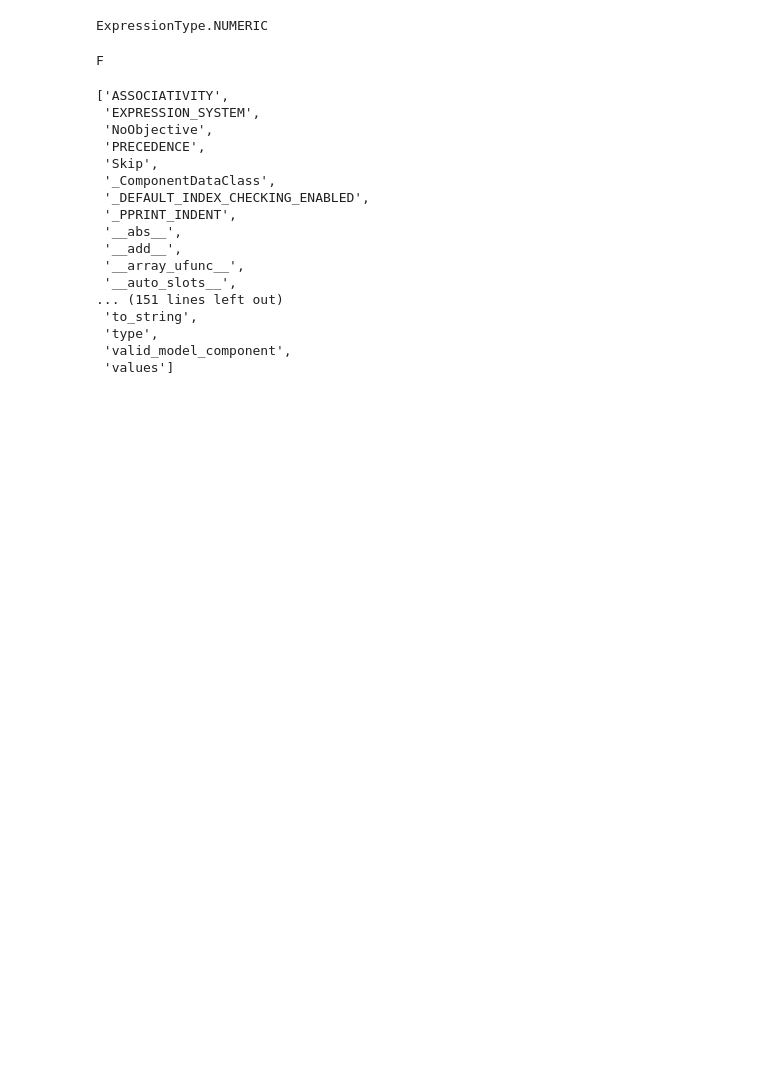
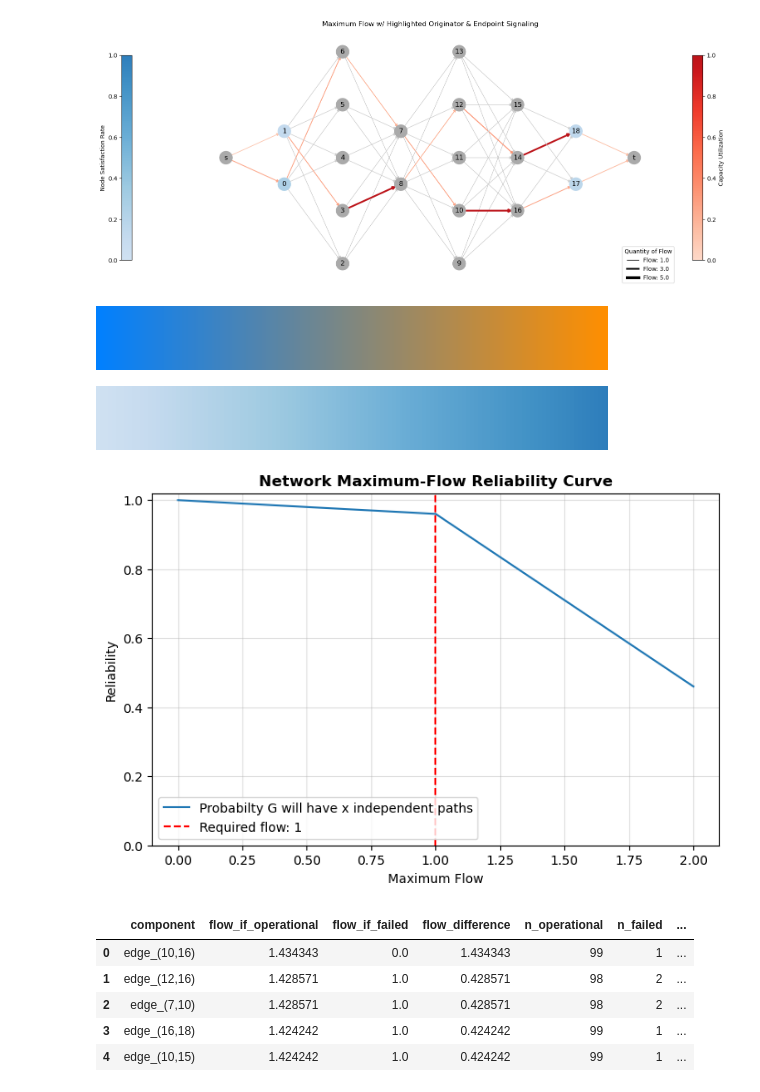
Before and after one commit to Sheldor287/repo, a Jupyter notebook: networks/notebooks/linear_programming.ipynb, the cells around one changed output. Cells and saved outputs as stored; diff of their text form; code cells hidden in the pictures; blank space fills up the shorter version.

```diff
--- a/networks/notebooks/linear_programming.ipynb
+++ b/networks/notebooks/linear_programming.ipynb
@@ -10,9 +10,9 @@ if str(parent_dir) not in sys.path:
 from src.graph_utils import create_layered_graph, assign_properties
 from src.lp import standard_max_flow
 
-layer_sizes = [6, 5, 3, 1, 1, 2, 5, 3, 1]
+layer_sizes = [2, 5, 2, 5, 3, 2]
 G, layers = create_layered_graph(layer_sizes)
 G = assign_properties(G, layer_sizes)
 result, flow_dict = standard_max_flow(G)
-result
+result['Problem']()['Lower bound']
 # %% [output]
@@ -152,45 +19,0 @@ yes
-# %%
-from src.lp import preprocess_demand_imbalance
-
-G, layers = create_layered_graph(layer_sizes)
-G = assign_properties(G, layer_sizes)
-G = preprocess_demand_imbalance(G)
-
-# Sets & params
-model = pyo.ConcreteModel()
-model.nodes = pyo.Set(initialize=list(G.nodes()))
-model.edges = pyo.Set(initialize=list(G.edges()), dimen=2)
-model.capacity = pyo.Param(model.edges,initialize={(u, v): G.edges[u, v]['capacity'] for u, v in G.edges()})
-model.demand = pyo.Param(model.nodes,initialize={n: G.nodes[n]['demand'] for n in G.nodes()})
-model.s = pyo.Set(initialize=[n for n in model.nodes if model.demand[n] < 0])
-model.t = pyo.Set(initialize=[n for n in model.nodes if model.demand[n] > 0])
-model.F = pyo.Var(within=pyo.NonNegativeReals)
-model.obj = pyo.Objective(expr=model.F, sense=pyo.maximize)
-# %%
-print(model.obj.EXPRESSION_SYSTEM)
-# %% [output]
-ExpressionType.NUMERIC
-# %%
-print(model.obj.expr)
-# %% [output]
-F
-# %%
-dir(model.obj)
-# %% [output]
-['ASSOCIATIVITY',
- 'EXPRESSION_SYSTEM',
- 'NoObjective',
- 'PRECEDENCE',
- 'Skip',
- '_ComponentDataClass',
- '_DEFAULT_INDEX_CHECKING_ENABLED',
- '_PPRINT_INDENT',
- '__abs__',
- '__add__',
- '__array_ufunc__',
- '__auto_slots__',
-... (151 lines left out)
- 'to_string',
- 'type',
- 'valid_model_component',
- 'values']
@@ -196,0 +638,27 @@ dir(model.obj)
+# %%
+lp = LP(G)
+solver = LP_Solver(lp)
+vis = GraphDrawer(solver)
+vis.draw(mode='flow')
+
+node_cmap = mcolors.LinearSegmentedColormap.from_list("bgar",[(0.0, "#0080ff"), (1.0, "#ff8f00")])
+display(node_cmap)
+display(mcolors.LinearSegmentedColormap.from_list("edge_cmap", plt.cm.Blues(np.linspace(0.2, 0.7, 256))))
+
+simulator = GraphMC(solver)
+sim_results = simulator.stochastic_max_flow(n_sim=100)
+node_df, edge_df = simulator.get_node_edge_influence(sim_results)
+import_df, permute_df = simulator.get_node_edge_importance(sim_results)
+simulator.plot_reliability_curve(sim_results)
+edge_df.head()
+# %% [output]
+[figure, added]
+[figure, added]
+[figure, added]
+[figure, added]
+|  | component | flow_if_operational | flow_if_failed | flow_difference | n_operational | n_failed | ... |
+| 0 | edge_(10,16) | 1.434343 | 0.0 | 1.434343 | 99 | 1 | ... |
+| 1 | edge_(12,16) | 1.428571 | 1.0 | 0.428571 | 98 | 2 | ... |
+| 2 | edge_(7,10) | 1.428571 | 1.0 | 0.428571 | 98 | 2 | ... |
+| 3 | edge_(16,18) | 1.424242 | 1.0 | 0.424242 | 99 | 1 | ... |
+| 4 | edge_(10,15) | 1.424242 | 1.0 | 0.424242 | 99 | 1 | ... |
```
Also changed, not shown: parts of 8 cells of this notebook, 41 other files.
